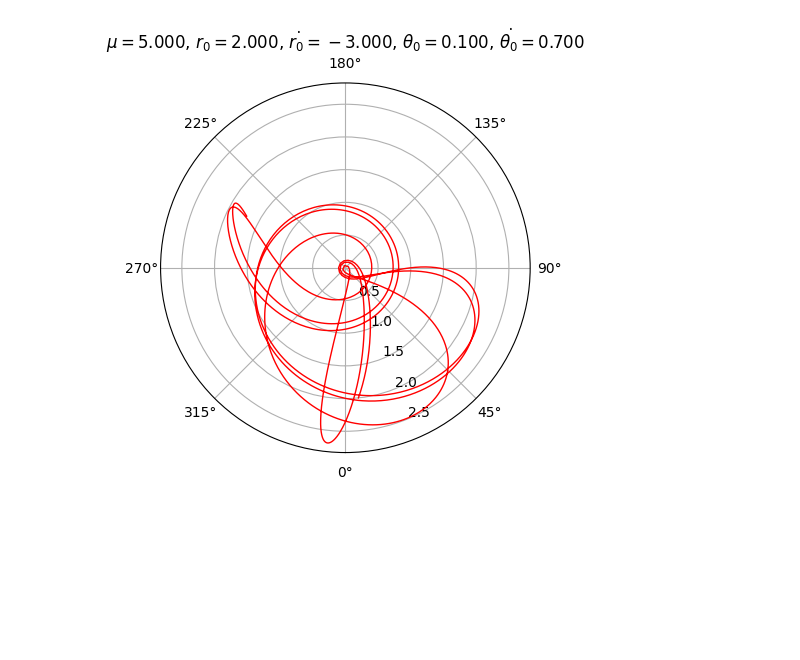
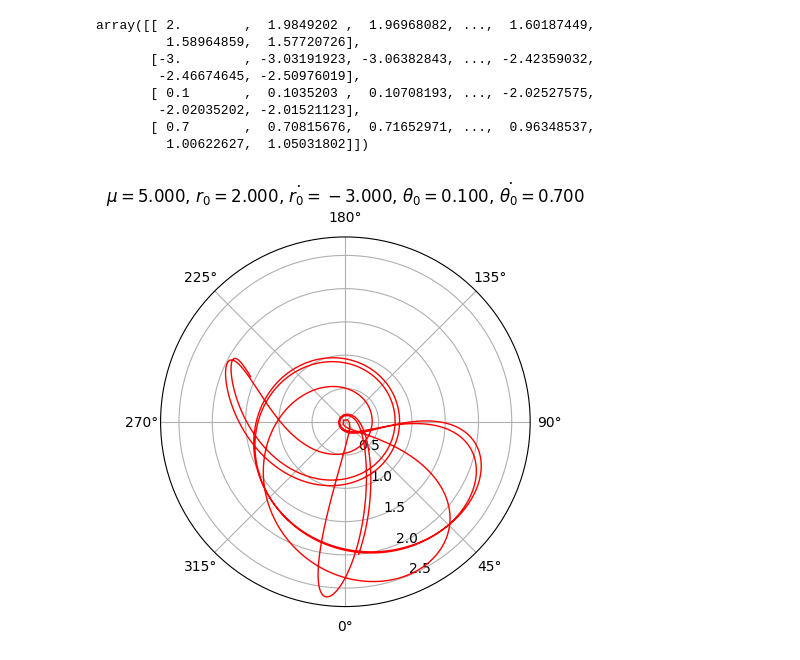
Before and after one commit to pgot/swingingatwood, a Jupyter notebook: main.ipynb, the cells around one changed output. Drawn from its saved outputs; the diff is of its cells as text; code cells hidden in the pictures; blank space fills up the shorter version.

```diff
--- a/main.ipynb
+++ b/main.ipynb
@@ -18,7 +21,7 @@ def rk4(mu, state, t, dt):
     s_next = state + (f0 + 2 * f1 + 2 * f2 + f3) * dt / 6
     return s_next
 # %%
-def SAM(mu, init_state, t):
+def SAM(mu, init_state, t, show):
     states=[init_state] #this captures all necessary params: r, rdot, theta, thetadot
     times = [0]
     dt = 0.005
@@ -39,9 +42,11 @@ def SAM(mu, init_state, t):
     states = np.array(states)
     states = states.transpose()
 
-    fig, ax = plt.subplots(subplot_kw={'projection': 'polar'})
-    ax.set_theta_zero_location("S")
-    ax.plot(states[2], states[0], color='r', linewidth=1)
-    plt.title("$\mu = %.3f$, $r_0 = %.3f$, $\\dot{r_0} = %.3f$, $\\theta_0 = %.3f$, $\\dot{\\theta_0} = %.3f$" % (mu, init_state[0], init_state[1], init_state[2], init_state[3]))
-    ax.grid(True)
+    if show:
+        fig, ax = plt.subplots(subplot_kw={'projection': 'polar'})
+        ax.set_theta_zero_location("S")
+        ax.plot(states[2], states[0], color='r', linewidth=1)
+        plt.title("$\mu = %.3f$, $r_0 = %.3f$, $\\dot{r_0} = %.3f$, $\\theta_0 = %.3f$, $\\dot{\\theta_0} = %.3f$" % (mu, init_state[0], init_state[1], init_state[2], init_state[3]))
+        ax.grid(True)
+    return states
 # %%
@@ -55,5 +76,13 @@ Possible singularity. Stopping simulation. (r=0.009)
 [figure]
 # %%
-SAM(5, np.array([2,-3,0.1,0.7]), 10) #some initial velocity
+SAM(5, np.array([2,-3,0.1,0.7]), 10, True) #some initial velocity
 # %% [output]
+array([[ 2.        ,  1.9849202 ,  1.96968082, ...,  1.60187449,
+         1.58964859,  1.57720726],
+       [-3.        , -3.03191923, -3.06382843, ..., -2.42359032,
+        -2.46674645, -2.50976019],
+       [ 0.1       ,  0.1035203 ,  0.10708193, ..., -2.02527575,
+        -2.02035202, -2.01521123],
+       [ 0.7       ,  0.70815676,  0.71652971, ...,  0.96348537,
+         1.00622627,  1.05031802]])
-[figure, old version]
+[figure, new version]
```
Also changed, not shown: parts of 5 cells of this notebook, 3 other files.
